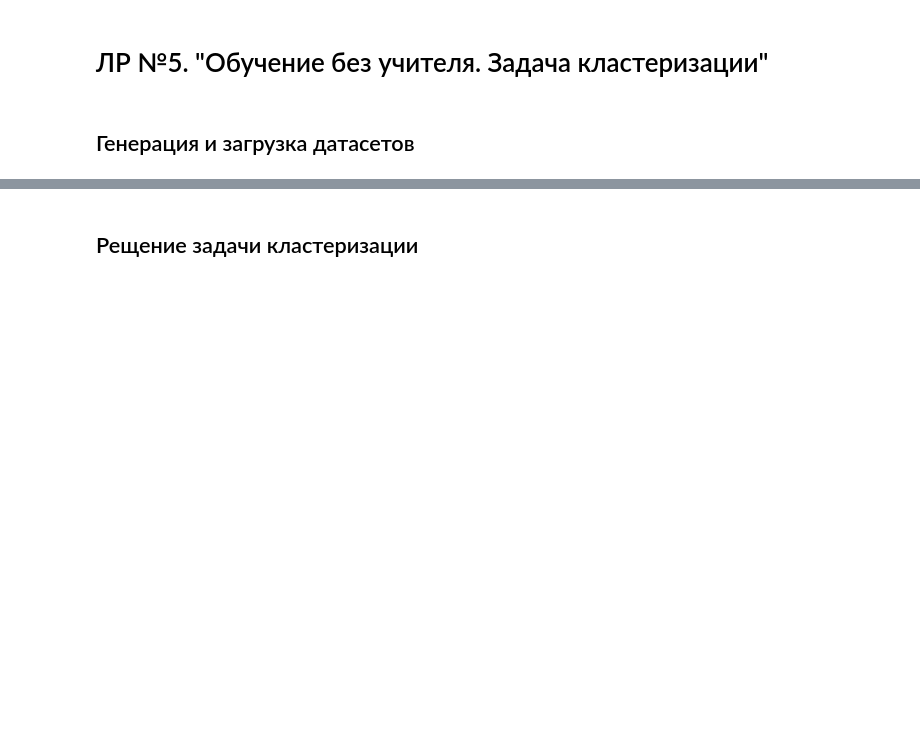
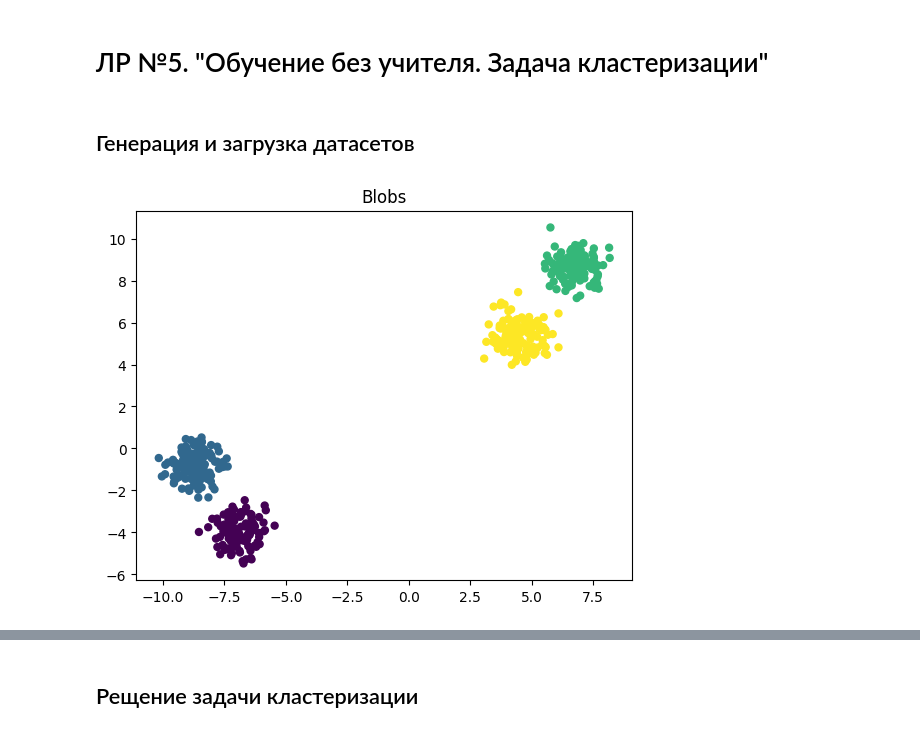
Before and after one commit to TheSlavchik/Unik, a Jupyter notebook: ML/notebooks/Lab5.ipynb, the cells around one changed output, grey strips where cells are left out. Drawn from its saved outputs; the diff is of its cells as text; code cells hidden in the pictures; blank space fills up the shorter version.

```diff
--- a/ML/notebooks/Lab5.ipynb
+++ b/ML/notebooks/Lab5.ipynb
@@ -10,3 +10,9 @@ from sklearn.datasets import make_blobs, make_classification
 X_blobs, y_blobs = make_blobs(n_samples=500, centers=4, n_features=2, cluster_std=0.60, random_state=777)
 
 X_class, y_class = make_classification(n_samples=500, n_features=2, n_redundant=0, n_informative=2, n_clusters_per_class=1, n_classes=3, class_sep=2.0, random_state=777)
+# %%
+plt.scatter(X_blobs[:, 0], X_blobs[:, 1], c=y_blobs, s=25)
+plt.title("Blobs")
+plt.show()
+# %% [output]
+[figure, added]
```
Also changed, not shown: parts of 8 cells of this notebook, 36 other files.
